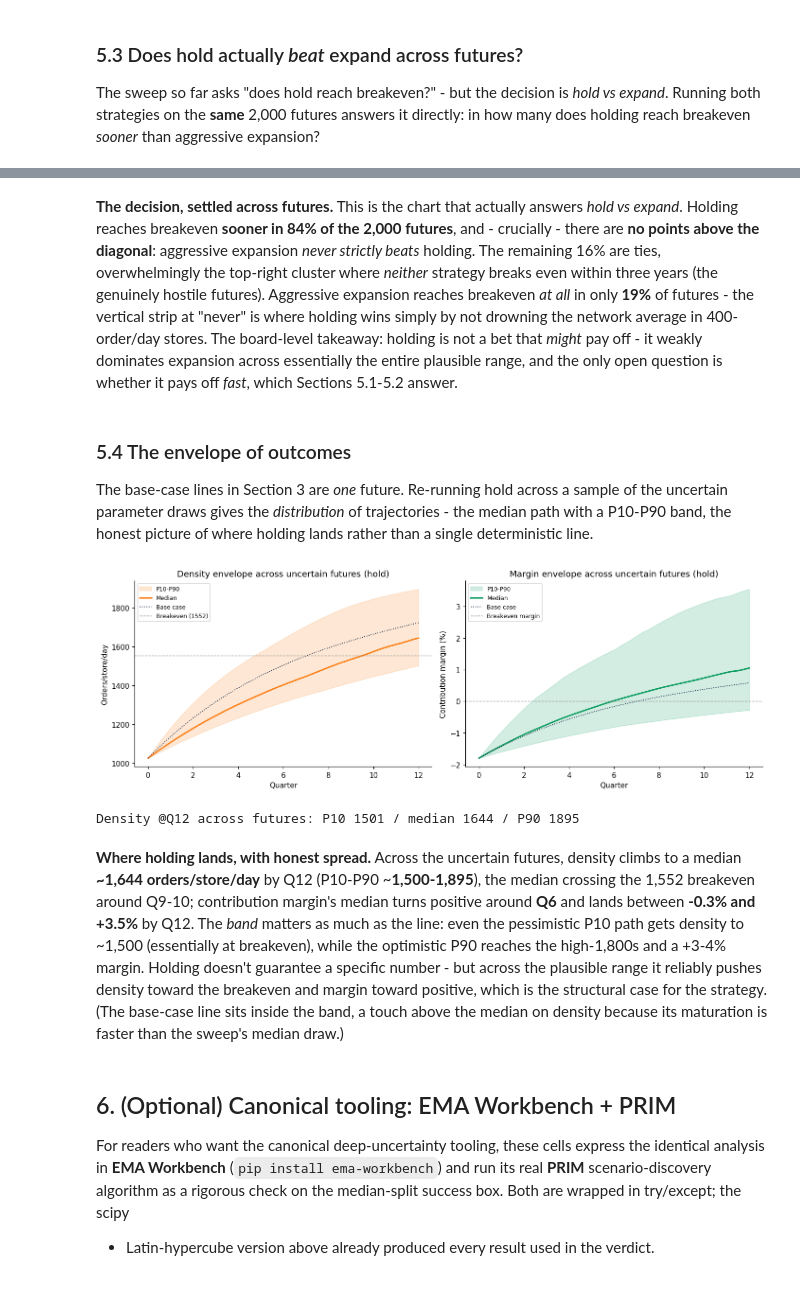
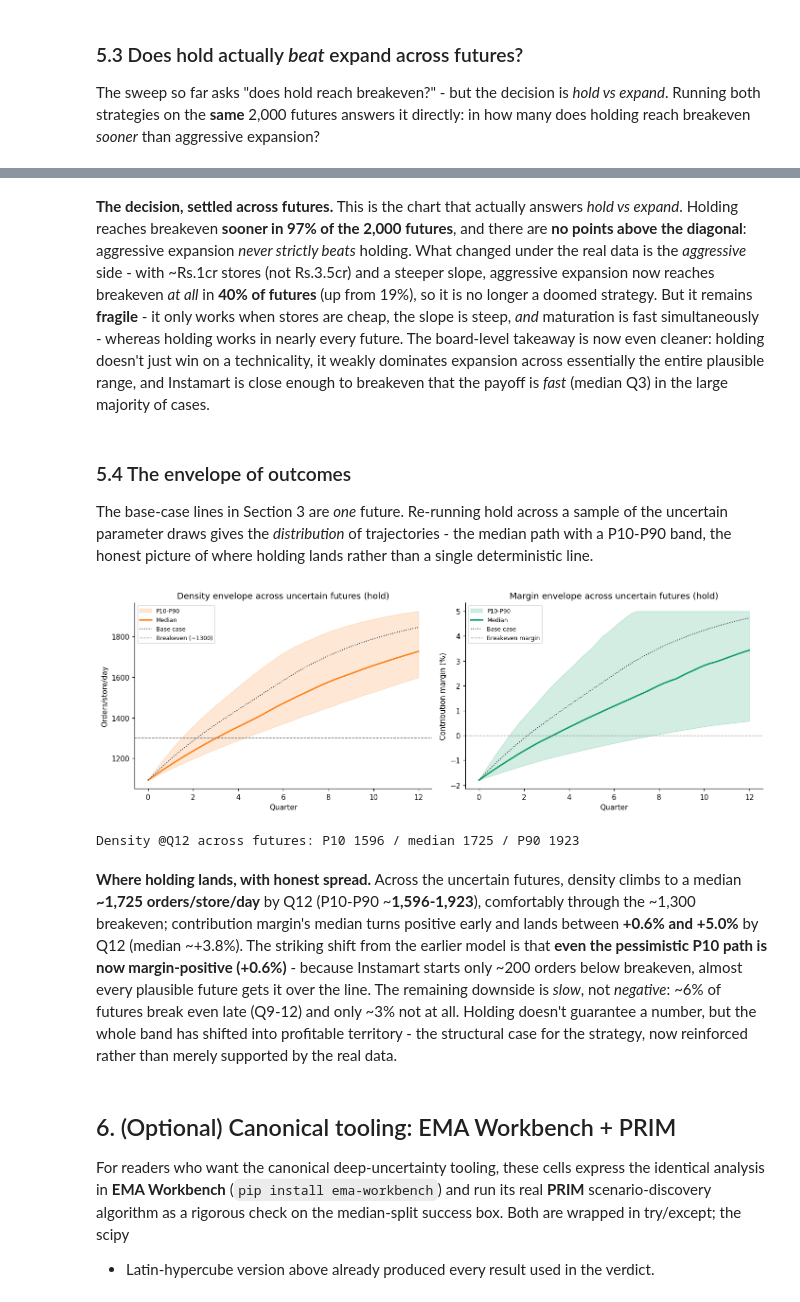
Before and after one commit to addy9051/swiggy-instamart-casestudy, a Jupyter notebook: notebooks/06c_strategy3_system_dynamics.ipynb, the cells around one changed output, grey strips where cells are left out. Saved outputs shown, nothing was run; the diff lists cells and outputs as text; code cells hidden in the pictures.

Commit message:
refactor: redesign strategy 3 system dynamics model and notebook to correct breakeven trajectories and implement robust deep-uncertainty analysis.

```diff
--- a/notebooks/06c_strategy3_system_dynamics.ipynb
+++ b/notebooks/06c_strategy3_system_dynamics.ipynb
@@ -67,21 +69,24 @@ def lookup(company, metric, default=None):
 SD = dict(
     # --- Initial stocks (disclosed) ---
     init_stores   = lookup("Swiggy Instamart", "Dark Stores (count)", 1143),       # D
-    init_density  = lookup("Swiggy Instamart", "Orders per Store per Day", 1025),  # D
+    init_density  = 1093.0,    # D  - Q4 FY26 (Swiggy Q4FY26 letter); the 1,025 used earlier was Q2 FY26
     init_margin   = -0.018,    # D  (Q4 FY26, as fraction)
     init_capex    = 500.0,     # E  - starting densification war chest (scaled proxy)
     # --- Structural coefficients (assumptions; swept in Section 5) ---
     density_ceiling   = 2000.0,   # D
-    breakeven_density = 1552.0,   # DV - Notebook 02; the margin slope is anchored to cross 0 here
+    breakeven_density = 1300.0,   # DV - central network estimate; Redseer puts mature-METRO breakeven at
+                                  #      ~1,200-1,250, cohort-dependent (non-metro higher). Earlier 1,552
+                                  #      overstated it and was inconsistent with the near-zero disclosed CM.
     new_store_density = 400.0,    # E  - where a freshly-opened store starts
     maturation_qtr    = 2.0,      # E  - quarters for a store to mature (SMALLER = faster)
     maturation_base   = 0.25,     # E  - base maturation rate; effective rate = base / maturation_qtr
-    # margin as a LEVEL: anchored so margin = init_margin at 1,025 and = 0 at the 1,552 breakeven
-    margin_slope      = 0.018 / (1552.0 - 1025.0),  # DV ~3.42e-5 margin-fraction per order/store/day
+    # margin as a LEVEL: anchored so margin = init_margin (-1.8%) at today's 1,093 and = 0 at ~1,300
+    margin_slope      = 0.018 / (1300.0 - 1093.0),  # DV ~8.7e-5; close to Notebook 06a's regressed ~7.9e-5
     margin_cap        = 0.05,     # D  - Blinkit Gurgaon/Noida mature EBITDA margin, used as a ceiling
-    capex_per_store   = 3.5,      # E  - Rs.cr to build one dark store
+    capex_per_store   = 1.0,      # DV - Rs.cr to build one dark store (Blinkit-implied; was 3.5, which
+                                  #      conflated inventory working capital + multi-year lease)
     regen_scale       = 10000.0,  # E  - scaled proxy: positive margin -> capex regeneration
-    blinkit_density   = lookup("Blinkit", "Orders per Store per Day", 1337),       # DV - reference only
+    blinkit_density   = lookup("Blinkit", "Orders per Store per Day", 1425),       # DV - reference only
     # --- Strategy levers ---
     aggressive_adds_qtr = 60.0,   # E  - current-pace expansion
     hold_adds_qtr       = 5.0,    # E  - maintenance only
@@ -90,6 +95,6 @@ for k, v in SD.items():
     print(f"  {k:20s} = {v}")
 print(f"\nImplied: margin_slope {SD['margin_slope']:.3e} -> margin is 0 at "
       f"{SD['init_density'] - SD['init_margin']/SD['margin_slope']:.0f} orders/store/day "
-      f"(matches the 1,552 breakeven).")
+      f"(the ~1,300 central breakeven; Instamart at 1,093 is only ~200 orders away).")
 # %% [output]
   init_stores          = 1143.0
@@ -363,8 +372,8 @@ def latin_hypercube(n, bounds, seed=RNG_SEED):
 
 UNCERTAIN = {
     "maturation_qtr":   (1.0, 4.0),
-    "margin_slope":     (0.00002, 0.00008),
-    "capex_per_store":  (2.5, 5.0),
+    "margin_slope":     (0.00003, 0.00014),
+    "capex_per_store":  (0.7, 2.5),
     "new_store_density":(300.0, 500.0),
 }
 names  = list(UNCERTAIN.keys())
@@ -548,13 +560,14 @@ Aggressive expansion reaches breakeven at all in only 19% of futures.
 # %% [markdown]
 **The decision, settled across futures.** This is the chart that actually answers *hold vs expand*.
-Holding reaches breakeven **sooner in 84% of the 2,000 futures**, and - crucially - there are **no points
-above the diagonal**: aggressive expansion *never strictly beats* holding. The remaining 16% are ties,
-overwhelmingly the top-right cluster where *neither* strategy breaks even within three years (the
-genuinely hostile futures). Aggressive expansion reaches breakeven *at all* in only **19%** of futures -
-the vertical strip at "never" is where holding wins simply by not drowning the network average in
-400-order/day stores. The board-level takeaway: holding is not a bet that *might* pay off - it weakly
-dominates expansion across essentially the entire plausible range, and the only open question is whether
-it pays off *fast*, which Sections 5.1-5.2 answer.
+Holding reaches breakeven **sooner in 97% of the 2,000 futures**, and there are **no points above the
+diagonal**: aggressive expansion *never strictly beats* holding. What changed under the real data is the
+*aggressive* side - with ~Rs.1cr stores (not Rs.3.5cr) and a steeper slope, aggressive expansion now
+reaches breakeven *at all* in **40% of futures** (up from 19%), so it is no longer a doomed strategy.
+But it remains **fragile** - it only works when stores are cheap, the slope is steep, *and* maturation is
+fast simultaneously - whereas holding works in nearly every future. The board-level takeaway is now
+even cleaner: holding doesn't just win on a technicality, it weakly dominates expansion across essentially
+the entire plausible range, and Instamart is close enough to breakeven that the payoff is *fast* (median
+Q3) in the large majority of cases.
 # %% [markdown]
 ### 5.4 The envelope of outcomes
 
@@ -572,46 +585,46 @@ for i in sub_idx:
         p[nm] = design[i, j]
     r = run_strategy("hold", p=p)
     dens_paths.append(r["avg_density"].values)
     marg_paths.append(r["contribution_margin"].values * 100)
 qgrid = run_strategy("hold")["quarter"].values
 dens_arr = np.array(dens_paths); marg_arr = np.array(marg_paths)
 
 def _band(ax, arr, base_line, color):
     ax.fill_between(qgrid, np.percentile(arr, 10, axis=0), np.percentile(arr, 90, axis=0),
                     color=color, alpha=0.18, label="P10-P90")
     ax.plot(qgrid, np.percentile(arr, 50, axis=0), color=color, linewidth=2, label="Median")
     ax.plot(qgrid, base_line, color=NAVY, linewidth=1.2, linestyle=":", label="Base case")
 
 fig, axes = plt.subplots(1, 2, figsize=(13, 4.5))
 _band(axes[0], dens_arr, hold["avg_density"].values, SWIGGY)
-axes[0].axhline(SD["breakeven_density"], color="grey", linestyle="--", linewidth=0.9, label="Breakeven (1552)")
+axes[0].axhline(SD["breakeven_density"], color="grey", linestyle="--", linewidth=0.9, label="Breakeven (~1300)")
 axes[0].set_title("Density envelope across uncertain futures (hold)")
 axes[0].set_xlabel("Quarter"); axes[0].set_ylabel("Orders/store/day"); axes[0].legend(fontsize=8)
 
 _band(axes[1], marg_arr, hold["contribution_margin"].values * 100, BLINKIT)
 axes[1].axhline(0, color="grey", linestyle="--", linewidth=0.9, label="Breakeven margin")
 axes[1].set_title("Margin envelope across uncertain futures (hold)")
 axes[1].set_xlabel("Quarter"); axes[1].set_ylabel("Contribution margin (%)"); axes[1].legend(fontsize=8)
 
 plt.tight_layout()
 plt.savefig(PROCESSED / "b6c_chart_outcome_envelope.png", bbox_inches="tight")
 plt.show()
 
 print(f"Density @Q12 across futures: P10 {np.percentile(dens_arr[:,-1],10):.0f} / "
       f"median {np.percentile(dens_arr[:,-1],50):.0f} / P90 {np.percentile(dens_arr[:,-1],90):.0f}")
 # %% [output]
-[figure, old version]
+[figure, new version]
-Density @Q12 across futures: P10 1501 / median 1644 / P90 1895
+Density @Q12 across futures: P10 1596 / median 1725 / P90 1923
 # %% [markdown]
 **Where holding lands, with honest spread.** Across the uncertain futures, density climbs to a
-median **~1,644 orders/store/day** by Q12 (P10-P90 ~**1,500-1,895**), the median crossing the 1,552
-breakeven around Q9-10; contribution margin's median turns positive around **Q6** and lands between
-**-0.3% and +3.5%** by Q12. The *band* matters as much as the line: even the pessimistic P10 path gets
-density to ~1,500 (essentially at breakeven), while the optimistic P90 reaches the high-1,800s and a
-+3-4% margin. Holding doesn't guarantee a specific number - but across the plausible range it reliably
-pushes density toward the breakeven and margin toward positive, which is the structural case for the
-strategy. (The base-case line sits inside the band, a touch above the median on density because its
-maturation is faster than the sweep's median draw.)
+median **~1,725 orders/store/day** by Q12 (P10-P90 ~**1,596-1,923**), comfortably through the ~1,300
+breakeven; contribution margin's median turns positive early and lands between **+0.6% and +5.0%** by Q12
+(median ~+3.8%). The striking shift from the earlier model is that **even the pessimistic P10 path is now
+margin-positive (+0.6%)** - because Instamart starts only ~200 orders below breakeven, almost every
+plausible future gets it over the line. The remaining downside is *slow*, not *negative*: ~6% of futures
+break even late (Q9-12) and only ~3% not at all. Holding doesn't guarantee a number, but the whole band
+has shifted into profitable territory - the structural case for the strategy, now reinforced rather than
+merely supported by the real data.
 # %% [markdown]
 ## 6. (Optional) Canonical tooling: EMA Workbench + PRIM
 
```
Also changed, not shown: parts of 24 cells of this notebook, 39 other files.
